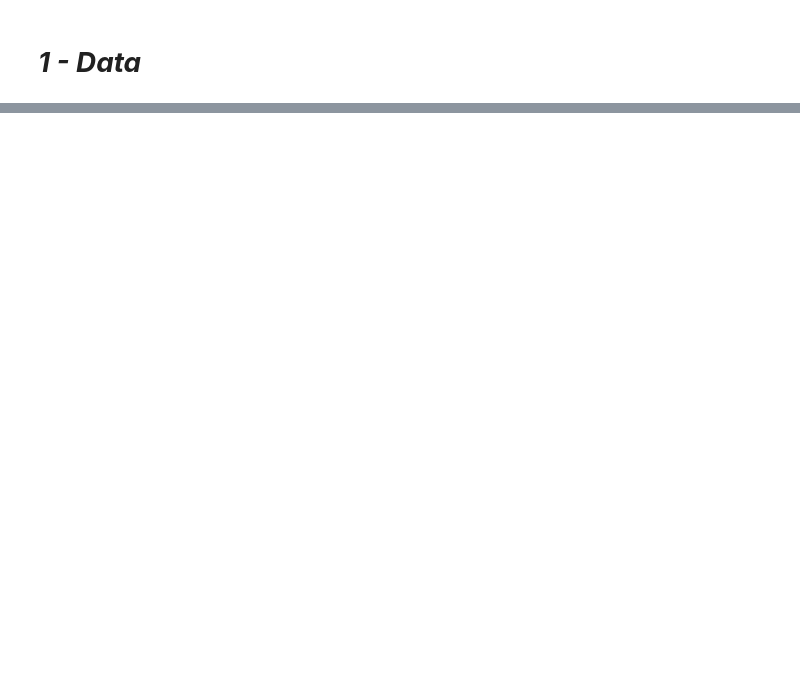
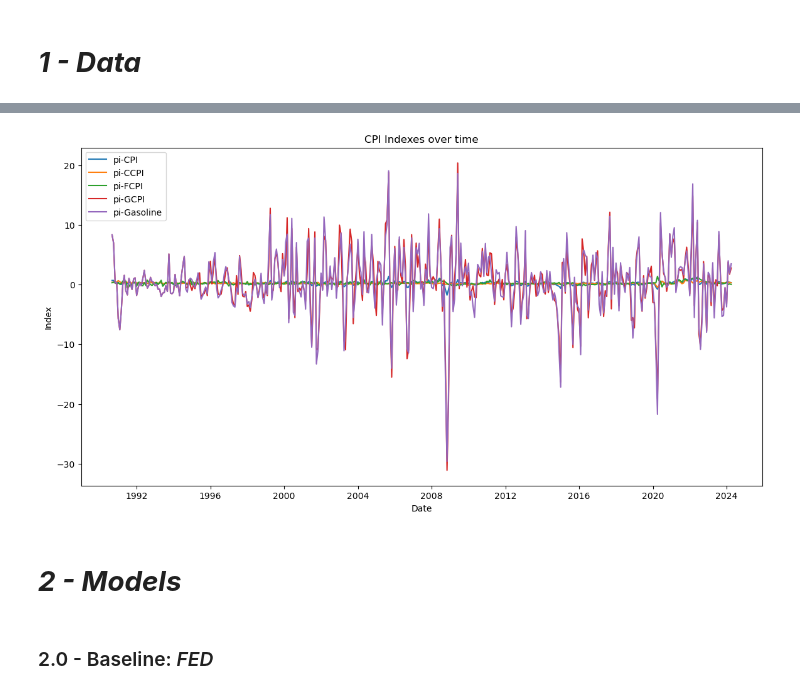
Before and after one commit to paultltc/InflaBERT, a Jupyter notebook: nowcaster.ipynb, the cells around one changed output, grey strips where cells are left out. Drawn from its saved outputs; the diff is of its cells as text; code cells hidden in the pictures; blank space fills up the shorter version.

```diff
--- a/nowcaster.ipynb
+++ b/nowcaster.ipynb
@@ -221,0 +115,3 @@ spf
+# %%
+gasoline_df['diff'] = gasoline_df['pi-GasolineNSA'] - gasoline_df['pi-GCPI']
+gasoline_df
@@ -221,0 +132,5 @@ spf
+# %%
+import numpy as np
+
+gasoline_df['sf'] = [np.mean([gasoline_df['diff'].iloc[i - (j*12)] for j in range(1, 4)]) if i>48 else gasoline_df['diff'].iloc[i] for i in gasoline_df.index]
+gasoline_df
@@ -221,0 +151,3 @@ spf
+# %%
+gasoline_df['pi-Gasoline'] = gasoline_df['pi-GasolineNSA'] - gasoline_df['sf']
+gasoline_df
@@ -221,0 +168,4 @@ spf
+# %%
+df = df.merge(gasoline_df[['date', 'pi-Gasoline']], on='date')
+df = df.dropna()
+df
@@ -221,0 +186,20 @@ spf
+# %%
+plt.figure(figsize=(14, 7))
+
+# Plot each column on the same plot
+for col in df.columns:
+    if col != 'date' and col.startswith('pi'):
+        plt.plot(df['date'], df[col], label=col)
+
+# Add labels, title, and legend
+plt.xlabel('Date')
+plt.ylabel('Index')
+plt.title('CPI Indexes over time')
+plt.legend(loc='best')  # Add a legend to differentiate columns
+
+# Show the plot
+plt.show()
+# %% [output]
+[figure, added]
+# %% [markdown]
+# ***2 - Models***
@@ -221,0 +215,2 @@ spf
+# %% [markdown]
+### 2.0 - Baseline: *FED*
```
Also changed, not shown: parts of 43 cells of this notebook, 13 other files.
